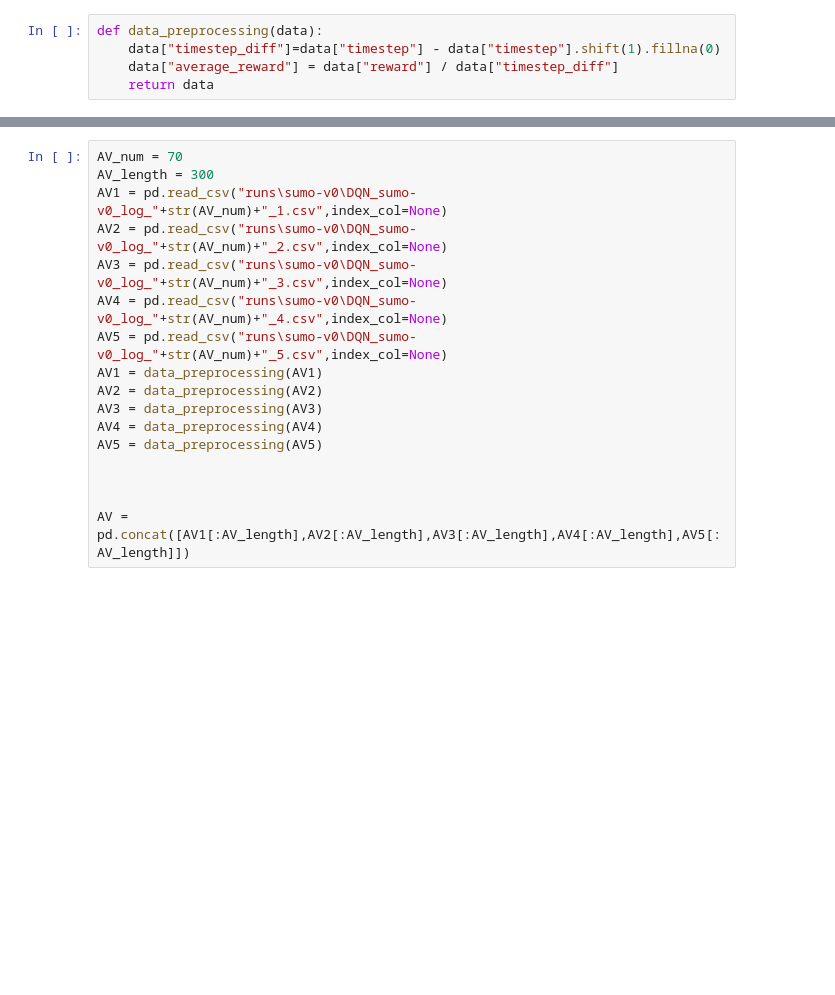
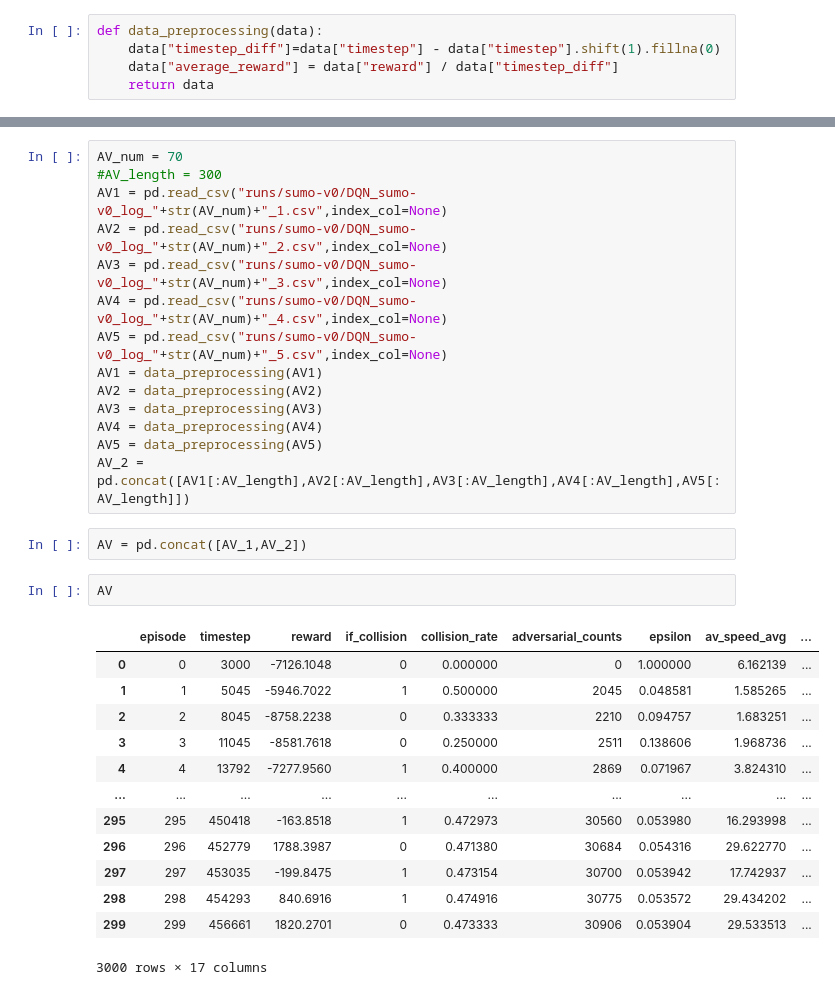
Before and after one commit to MoMingQimio/GABA, a Jupyter notebook: plot.ipynb, the cells around one changed output, grey strips where cells are left out. Cells and saved outputs as stored; diff of their text form; blank space fills up the shorter version.

```diff
--- a/plot.ipynb
+++ b/plot.ipynb
@@ -13,19 +28,34 @@ def data_preprocessing(data):
 # %%
 AV_num = 70
-AV_length = 300
-AV1 = pd.read_csv("runs\sumo-v0\DQN_sumo-v0_log_"+str(AV_num)+"_1.csv",index_col=None)
-AV2 = pd.read_csv("runs\sumo-v0\DQN_sumo-v0_log_"+str(AV_num)+"_2.csv",index_col=None)
-AV3 = pd.read_csv("runs\sumo-v0\DQN_sumo-v0_log_"+str(AV_num)+"_3.csv",index_col=None)
-AV4 = pd.read_csv("runs\sumo-v0\DQN_sumo-v0_log_"+str(AV_num)+"_4.csv",index_col=None)
-AV5 = pd.read_csv("runs\sumo-v0\DQN_sumo-v0_log_"+str(AV_num)+"_5.csv",index_col=None)
+#AV_length = 300
+AV1 = pd.read_csv("runs/sumo-v0/DQN_sumo-v0_log_"+str(AV_num)+"_1.csv",index_col=None)
+AV2 = pd.read_csv("runs/sumo-v0/DQN_sumo-v0_log_"+str(AV_num)+"_2.csv",index_col=None)
+AV3 = pd.read_csv("runs/sumo-v0/DQN_sumo-v0_log_"+str(AV_num)+"_3.csv",index_col=None)
+AV4 = pd.read_csv("runs/sumo-v0/DQN_sumo-v0_log_"+str(AV_num)+"_4.csv",index_col=None)
+AV5 = pd.read_csv("runs/sumo-v0/DQN_sumo-v0_log_"+str(AV_num)+"_5.csv",index_col=None)
 AV1 = data_preprocessing(AV1)
 AV2 = data_preprocessing(AV2)
 AV3 = data_preprocessing(AV3)
 AV4 = data_preprocessing(AV4)
 AV5 = data_preprocessing(AV5)
-
-
-
-AV = pd.concat([AV1[:AV_length],AV2[:AV_length],AV3[:AV_length],AV4[:AV_length],AV5[:AV_length]])
+AV_2 = pd.concat([AV1[:AV_length],AV2[:AV_length],AV3[:AV_length],AV4[:AV_length],AV5[:AV_length]])
+# %%
+AV = pd.concat([AV_1,AV_2])
+# %%
+AV
+# %% [output]
+|  | episode | timestep | reward | if_collision | collision_rate | adversarial_counts | epsilon | av_speed_avg | ... |
+| 0 | 0 | 3000 | -7126.1048 | 0 | 0.000000 | 0 | 1.000000 | 6.162139 | ... |
+| 1 | 1 | 5045 | -5946.7022 | 1 | 0.500000 | 2045 | 0.048581 | 1.585265 | ... |
+| 2 | 2 | 8045 | -8758.2238 | 0 | 0.333333 | 2210 | 0.094757 | 1.683251 | ... |
+| 3 | 3 | 11045 | -8581.7618 | 0 | 0.250000 | 2511 | 0.138606 | 1.968736 | ... |
+| 4 | 4 | 13792 | -7277.9560 | 1 | 0.400000 | 2869 | 0.071967 | 3.824310 | ... |
+| ... | ... | ... | ... | ... | ... | ... | ... | ... | ... |
+| 295 | 295 | 450418 | -163.8518 | 1 | 0.472973 | 30560 | 0.053980 | 16.293998 | ... |
+| 296 | 296 | 452779 | 1788.3987 | 0 | 0.471380 | 30684 | 0.054316 | 29.622770 | ... |
+| 297 | 297 | 453035 | -199.8475 | 1 | 0.473154 | 30700 | 0.053942 | 17.742937 | ... |
+| 298 | 298 | 454293 | 840.6916 | 1 | 0.474916 | 30775 | 0.053572 | 29.434202 | ... |
+| 299 | 299 | 456661 | 1820.2701 | 0 | 0.473333 | 30906 | 0.053904 | 29.533513 | ... |
+3000 rows × 17 columns
 # %%
 sns.lineplot(x=AV["episode"],y=AV["average_reward"])
```
Also changed, not shown: parts of 8 cells of this notebook, 39 other files.
